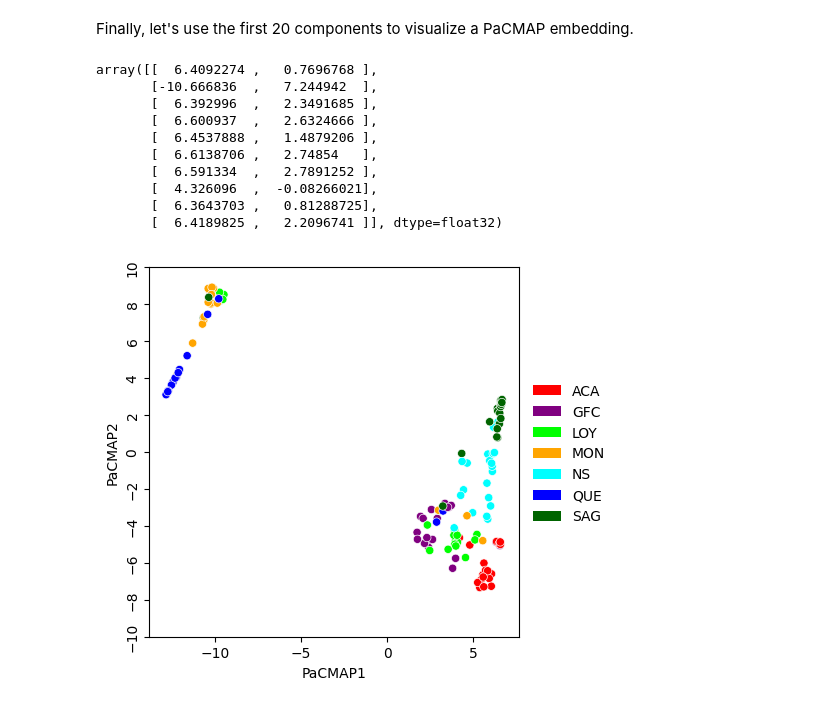
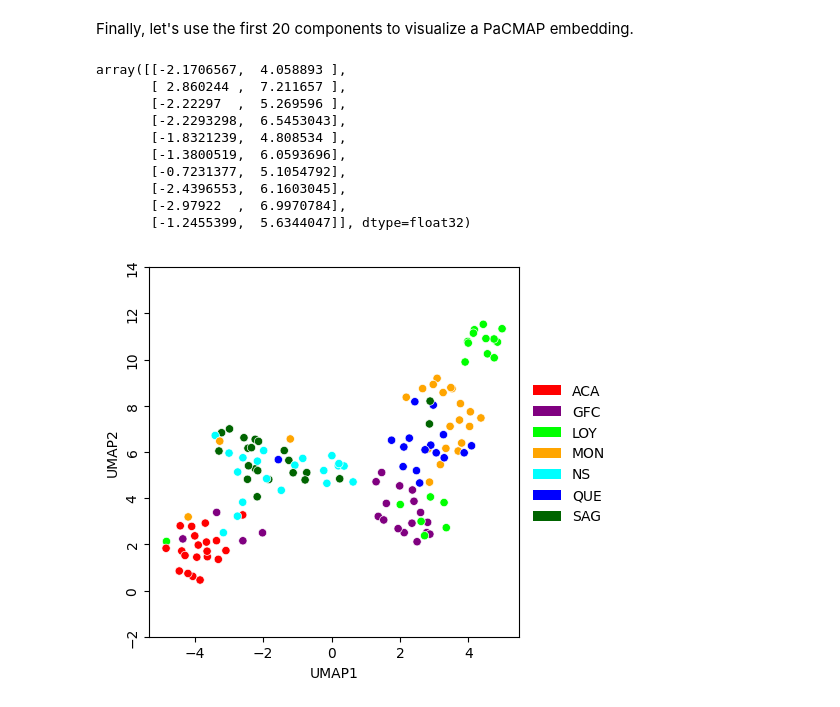
Before and after one commit to Genopop/geneakit, a Jupyter notebook: examples/correlation_mds.ipynb, the cells around one changed output. Drawn from its saved outputs; the diff is of its cells as text; code cells hidden in the pictures.

Commit message:
UMAP over MDS of -np.log2(corr)

```diff
--- a/examples/correlation_mds.ipynb
+++ b/examples/correlation_mds.ipynb
@@ -275,3 +275,7 @@ plt.show()
 The results are comparable to those of the MDS of figure 2 from the article by Roy-Gagnon et al. (2011) <[https://doi.org/10.1007/s00439-010-0945-x]()>.
 # %% [markdown]
 Let's see if it is possible to see a finer structure.
+# %%
+dist = -np.log2(corr)
+dist[dist == np.inf] = dist[dist != np.inf].max().max()
+dist.iloc[:5, :5]
@@ -277,0 +289,4 @@ Let's see if it is possible to see a finer structure.
+# %%
+results = pcoa(dist)
+emb = results.samples.to_numpy()
+emb[:10, :]
@@ -314,41 +361,41 @@ plt.show()
 # %% [markdown]
 Finally, let's use the first 20 components to visualize a PaCMAP embedding.
 # %%
-X = pacmap.PaCMAP().fit_transform(emb[:, :20])
+X = umap.UMAP(min_dist=0.5).fit_transform(emb[:, :20])
 X[:10, :]
 # %% [output]
-array([[  6.4092274 ,   0.7696768 ],
-       [-10.666836  ,   7.244942  ],
-       [  6.392996  ,   2.3491685 ],
-       [  6.600937  ,   2.6324666 ],
-       [  6.4537888 ,   1.4879206 ],
-       [  6.6138706 ,   2.74854   ],
-       [  6.591334  ,   2.7891252 ],
-       [  4.326096  ,  -0.08266021],
-       [  6.3643703 ,   0.81288725],
-       [  6.4189825 ,   2.2096741 ]], dtype=float32)
+array([[-2.1706567,  4.058893 ],
+       [ 2.860244 ,  7.211657 ],
+       [-2.22297  ,  5.269596 ],
+       [-2.2293298,  6.5453043],
+       [-1.8321239,  4.808534 ],
+       [-1.3800519,  6.0593696],
+       [-0.7231377,  5.1054792],
+       [-2.4396553,  6.1603045],
+       [-2.97922  ,  6.9970784],
+       [-1.2455399,  5.6344047]], dtype=float32)
 # %%
 sp = sns.scatterplot(x=X[:, 0], y=X[:, 1], hue=colors,
                      palette={color: color for color in pop_to_color.values()})
 sp.set_box_aspect(1)
-sp.set_xlabel(f'PaCMAP1')
-sp.set_ylabel(f'PaCMAP2')
+sp.set_xlabel(f'UMAP1')
+sp.set_ylabel(f'UMAP2')
 
 # Get the current axis
 x0, y0, w, h = sp.get_position().bounds
 
 # Rotate the y axis labels
 yticks = sp.get_yticks()
 yticklabels = sp.get_yticklabels()
 sp.set_yticks(yticks, yticklabels, va='center', rotation=90)
 
 # Create a list of legend elements
 legend_elements = [Patch(facecolor=color, label=pop)
                    for pop, color in pop_to_color.items()]
 
 # Add the legend to the plot
 sp.legend(handles=legend_elements, bbox_to_anchor=(x0 / 2 + w * 2, y0 + h / 2),
           loc='right', frameon=False)
 plt.show()
 # %% [output]
-[figure, old version]
+[figure, new version]
```
Also changed, not shown: parts of 6 cells of this notebook.
